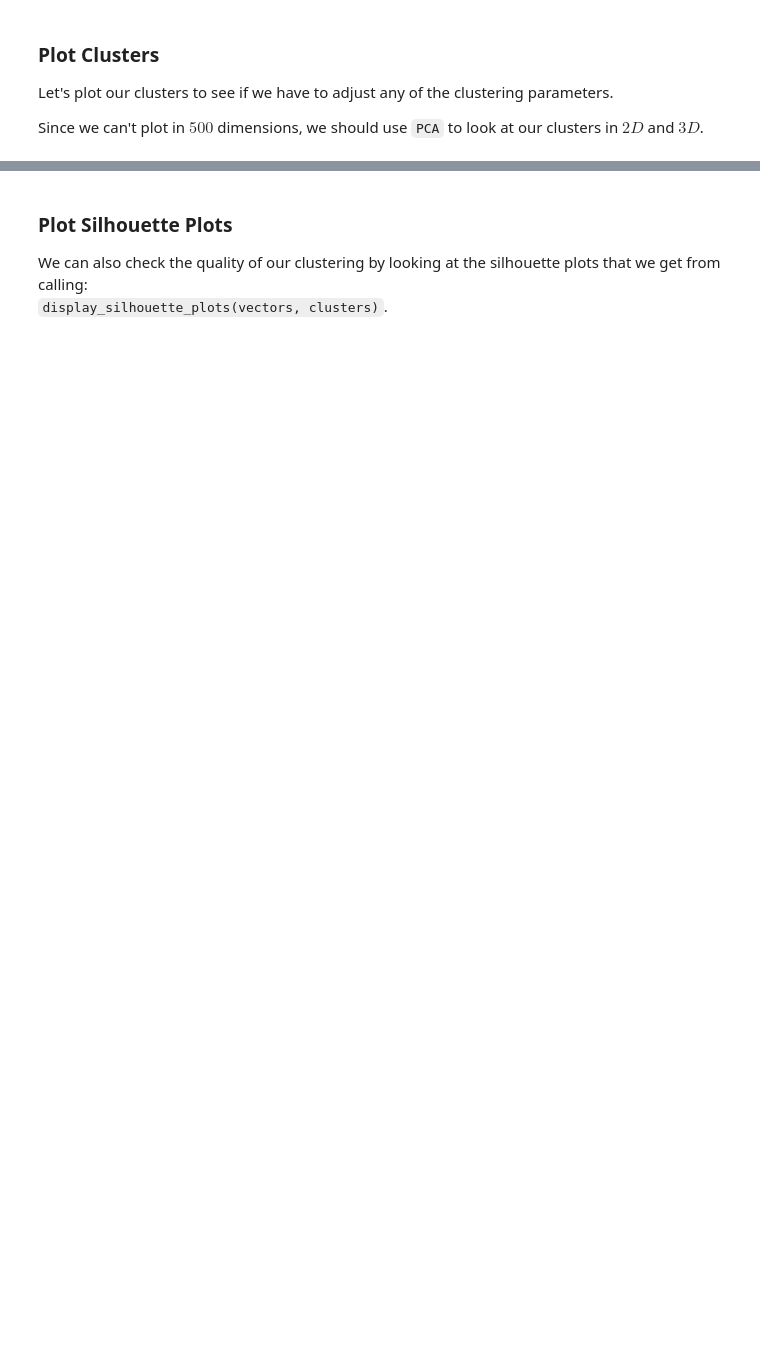
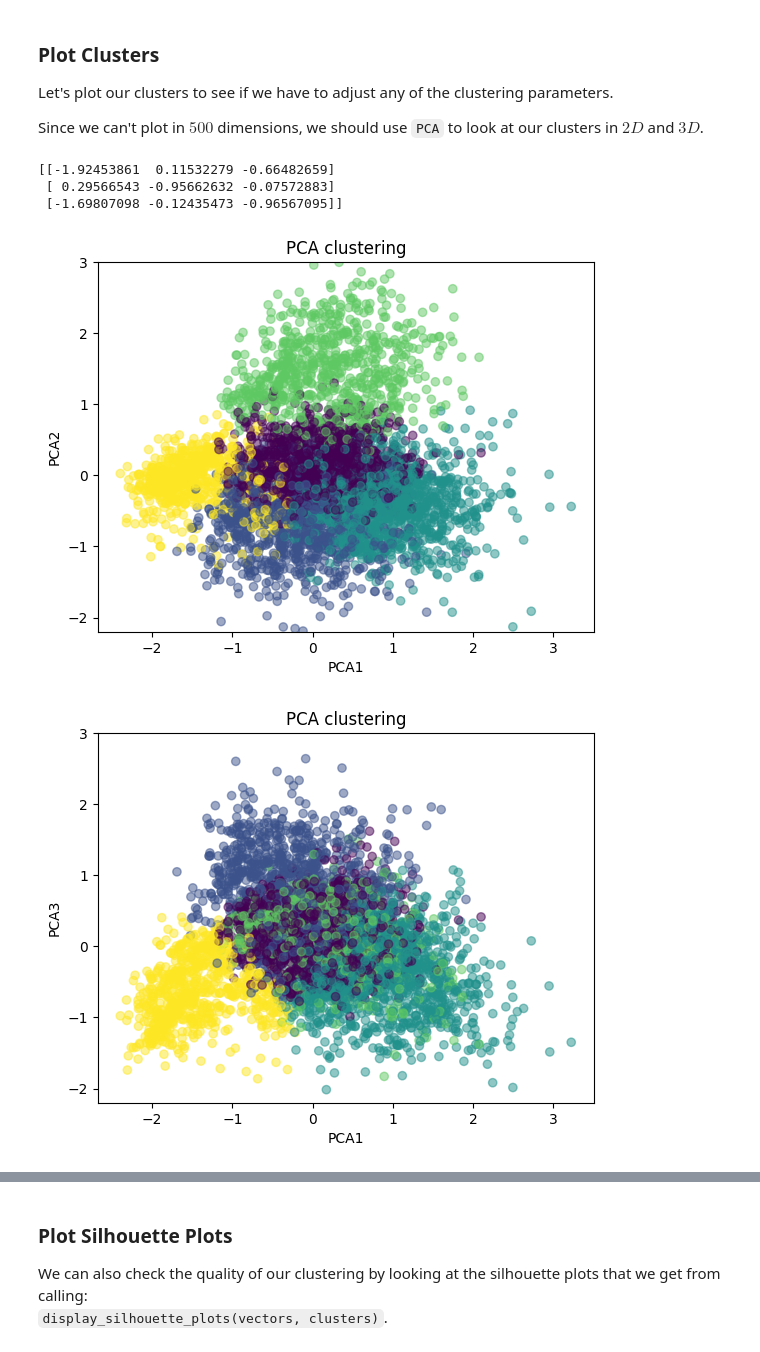
Before and after one commit to takuman-parsons-ml/Homework10, a Jupyter notebook: Homework10.ipynb, the cells around one changed output, grey strips where cells are left out. Drawn from its saved outputs; the diff is of its cells as text; code cells hidden in the pictures; blank space fills up the shorter version.

```diff
--- a/Homework10.ipynb
+++ b/Homework10.ipynb
@@ -57,7 +57,12 @@ Do all recipes have the same number of ingredients?
 Anything else stand out about the data?
 # %%
 # TODO: Look at Data here
+print(recipes_obj[:3])
 
 # TODO: How many recipes
+print(len(recipes_obj))
 
 # TODO: How many ingredients do the shortest and longest recipes have?
+ingredients = [r['ingredients'] for r in recipes_obj]
+ingredients_len = [len(r) for r in ingredients]
+print(f"min: {min(ingredients_len)}, max: {max(ingredients_len)}")
@@ -79,3 +88,5 @@ Another thing to consider is wether we want to do anything special about multi-w
 Do we want to let our vectorizer (spoiler) split that into two tokens, or do we want to guarantee that *baking* and *soda* always stay together?
 # %%
 # TODO: turn list of objects into list of strings
+ingredients_str = [" ".join(r) for r in ingredients]
+ingredients_str[:3]
@@ -89,5 +104,9 @@ Let's vectorize our list of ingredient strings into a sparse document matrix usi
 The resulting matrix will have one row for each recipe, and the columns will encode the ingredients.
 # %%
 # TODO: Vectorize ingredients from our recipe list
+mCV = CountVectorizer(stop_words="english")
+ingredients_vct = mCV.fit_transform(ingredients_str)
 
 # TODO: How many words are in our vocabulary?
+vocab = mCV.get_feature_names_out()
+print(len(vocab))
@@ -103,0 +123,7 @@ When might this be useful ?
+# %%
+# TODO: cluster recipes
+mClust = KMeans(n_clusters=5, random_state=800)
+reviews_km = mClust.fit_predict(ingredients_vct)
+
+# the shape of clusters
+mClust.cluster_centers_.shape # 5 clusters with 460 features each
@@ -128,0 +162,55 @@ Since we can't plot in $500$ dimensions, we should use `PCA` to look at our clus
+# %%
+# TODO: PCA to reduce the dimensions of our feature space
+pca = PCA(n_components=3)
+ingredients_pca = pca.fit_transform(ingredients_vct)
+print(ingredients_pca[:3]) # 3 components
+
+# TODO: plot clusters
+def plot_clusters(features, labels, clusters, title):
+  x = features[:, 0]
+  y = features[:, 1]
+  z = features[:, 2]
+
+  xl, yl, zl = labels[:3]
+
+  # 2D
+  plt.scatter(x, y, c=clusters, marker='o', linestyle='', alpha=0.5)
+  plt.title(f"{title} clustering")
+  plt.xlabel(xl)
+  plt.ylabel(yl)
+  plt.ylim([-2.2, 3])
+  plt.show()
+
+  plt.scatter(x, z, c=clusters, marker='o', linestyle='', alpha=0.5)
+  plt.title(f"{title} clustering")
+  plt.xlabel(xl)
+  plt.ylabel(zl)
+  plt.ylim([-2.2, 3])
+  plt.show()
+
+  # 3D
+  fig = plt.figure(figsize=(8, 8))
+  ax = fig.add_subplot(projection='3d')
+
+  ax.scatter(x, y, z, c=clusters, marker='o', linestyle='', alpha=0.5)
+
+  ax.set_title(f"{title} clustering")
+  ax.set_xlabel(xl)
+  ax.set_ylabel(yl)
+  ax.set_zlabel(zl)
+  ax.set_ylim(-2.5, 8)
+  ax.set_zlim(-2.5, 2.5)
+
+  plt.show()
+
+# For plotting
+features = ingredients_pca
+clusters = reviews_km
+labels = ["PCA1", "PCA2", "PCA3"]
+plot_clusters(features, labels, clusters, "PCA")
+# %% [output]
+[[-1.92453861  0.11532279 -0.66482659]
+ [ 0.29566543 -0.95662632 -0.07572883]
+ [-1.69807098 -0.12435473 -0.96567095]]
+[figure, added]
+[figure, added]
```
Also changed, not shown: parts of 18 cells of this notebook.
